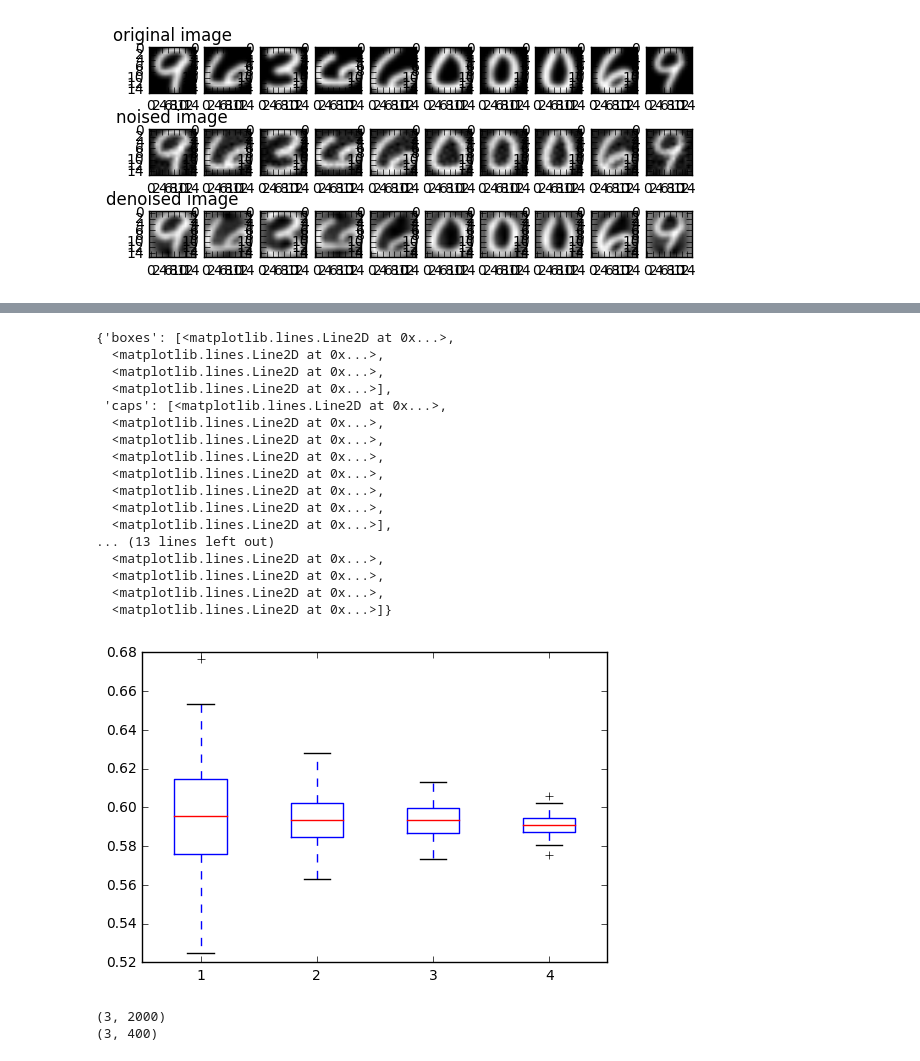
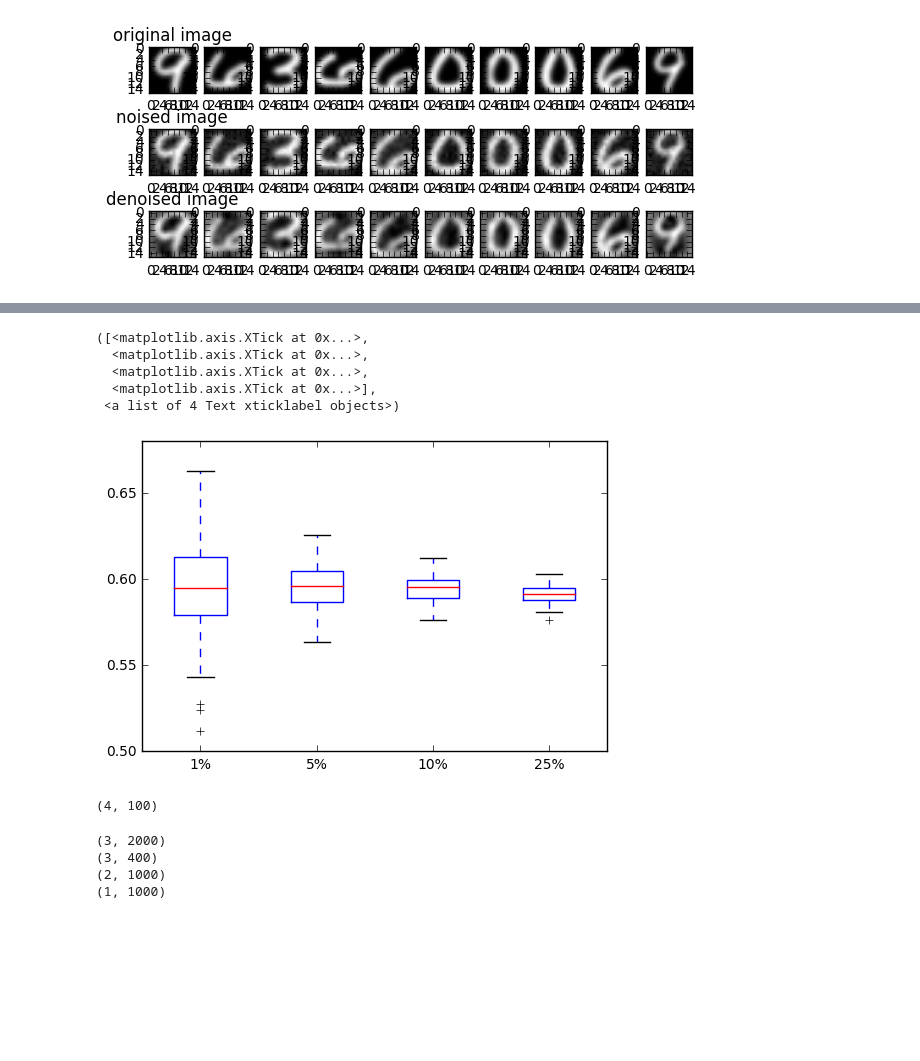
Before and after one commit to hirogit1002/ML_lab, a Jupyter notebook: 01/UB01-Copy2.ipynb, the cells around one changed output, grey strips where cells are left out. Cells and saved outputs as stored; diff of their text form; code cells hidden in the pictures; blank space fills up the shorter version.

```diff
--- a/01/UB01-Copy2.ipynb
+++ b/01/UB01-Copy2.ipynb
@@ -393,37 +371,37 @@ for i in range(100):
 # %%
 # Case 10%
 for i in range(100):
-    choice = np.random.choice(NN,int(n[2]))
-    negchoiced = negclass[:,choice]
-    newset = np.append(inlines, negchoiced,axis=1)
-    newlabel = np.append(np.ones((NP)), -np.ones(int(n[2])),axis=0)
+    choice10 = np.random.choice(NN,int(n[2]))
+    negchoiced10 = negclass[:,choice10]
+    newset10 = np.append(inlines, negchoiced10,axis=1)
+    newlabel10 = np.append(np.ones((NP)), -np.ones(int(n[2])),axis=0)
     #(a)
-    gammak3_10p[i] = imp.gammaidx(newset.T, 3)
+    gammak3_10p[i] = imp.gammaidx(newset10.T, 3)
     #(b)
-    gammak10_10p[i] = imp.gammaidx(newset.T, 10)
-    mpoint = np.mean(newset,axis=1)
+    gammak10_10p[i] = imp.gammaidx(newset10.T, 10)
+    mpoint10 = np.mean(newset10,axis=1)
     #(c)
-    D = np.linalg.norm(newset-mpoint.reshape(2,1),axis=0)
-    D[np.where(D==0)] = np.min(D)
-    invD = 1/D
-    c[2][i] = imp.auc(newlabel, invD, plot=False)
+    D10 = np.linalg.norm(newset10-mpoint10.reshape(2,1),axis=0)
+    D10[np.where(D10==0)] = np.min(D10)
+    invD10 = 1/D10
+    c[2][i] = imp.auc(newlabel10, invD10, plot=False)
 # %%
 # Case 25%
 for i in range(100):
-    choice = np.random.choice(NN,int(n[3]))
-    negchoiced = negclass[:,choice]
-    newset = np.append(inlines, negchoiced,axis=1)
-    newlabel = np.append(np.ones((NP)), -np.ones(int(n[3])),axis=0)
+    choice25 = np.random.choice(NN,int(n[3]))
+    negchoiced25 = negclass[:,choice25]
+    newset25 = np.append(inlines, negchoiced25,axis=1)
+    newlabel25 = np.append(np.ones((NP)), -np.ones(int(n[3])),axis=0)
     #(a)
-    gammak3_25p[i] = imp.gammaidx(newset.T, 3)
+    gammak3_25p[i] = imp.gammaidx(newset25.T, 3)
     #(b)
-    gammak10_25p[i] = imp.gammaidx(newset.T, 10)
-    mpoint = np.mean(newset,axis=1)
+    gammak10_25p[i] = imp.gammaidx(newset25.T, 10)
+    mpoint25 = np.mean(newset25,axis=1)
     #(c)
-    D = np.linalg.norm(newset-mpoint.reshape(2,1),axis=0)
-    D[np.where(D==0)] = np.min(D)
-    invD = 1/D
-    c[3][i] = imp.auc(newlabel, invD, plot=False)
+    D25 = np.linalg.norm(newset25-mpoint25.reshape(2,1),axis=0)
+    D25[np.where(D25==0)] = np.min(D25)
+    invD25 = 1/D25
+    c[3][i] = imp.auc(newlabel25, invD25, plot=False)
 # %%
 plt.figure(figsize=(10,28))
 plt.subplot(421)
@@ -456,25 +434,18 @@ plt.plot(np.mean(gammak10_25p,axis=0))
 # %%
 #Boxplot(C)
 plt.boxplot(c.T)
+plt.xticks([1, 2, 3,4],['1%','5%','10%','25%'])
 # %% [output]
-{'boxes': [<matplotlib.lines.Line2D at 0x...>,
-  <matplotlib.lines.Line2D at 0x...>,
-  <matplotlib.lines.Line2D at 0x...>,
-  <matplotlib.lines.Line2D at 0x...>],
- 'caps': [<matplotlib.lines.Line2D at 0x...>,
-  <matplotlib.lines.Line2D at 0x...>,
-  <matplotlib.lines.Line2D at 0x...>,
-  <matplotlib.lines.Line2D at 0x...>,
-  <matplotlib.lines.Line2D at 0x...>,
-  <matplotlib.lines.Line2D at 0x...>,
-  <matplotlib.lines.Line2D at 0x...>,
-  <matplotlib.lines.Line2D at 0x...>],
-... (13 lines left out)
-  <matplotlib.lines.Line2D at 0x...>,
-  <matplotlib.lines.Line2D at 0x...>,
-  <matplotlib.lines.Line2D at 0x...>,
-  <matplotlib.lines.Line2D at 0x...>]}
+([<matplotlib.axis.XTick at 0x...>,
+  <matplotlib.axis.XTick at 0x...>,
+  <matplotlib.axis.XTick at 0x...>,
+  <matplotlib.axis.XTick at 0x...>],
+ <a list of 4 Text xticklabel objects>)
-[figure, old version]
+[figure, new version]
+# %%
+c.shape
+# %% [output]
+(4, 100)
 # %%
 #Assignment 7
 
@@ -495,9 +466,15 @@ flatrole = np.load('flatroll_data.npz')
 
 fish = fisch['X']
 sr = swissrole['x_noisefree']
+Z = swissrole['z']
 fr = flatrole['Xflat']
+te = flatrole['true_embedding']
 print(fish.shape)
 print(sr.shape)
+print(fr.shape)
+print(te.shape)
 # %% [output]
 (3, 2000)
 (3, 400)
+(2, 1000)
+(1, 1000)
```
Also changed, not shown: parts of 22 cells of this notebook, 20 other files.
